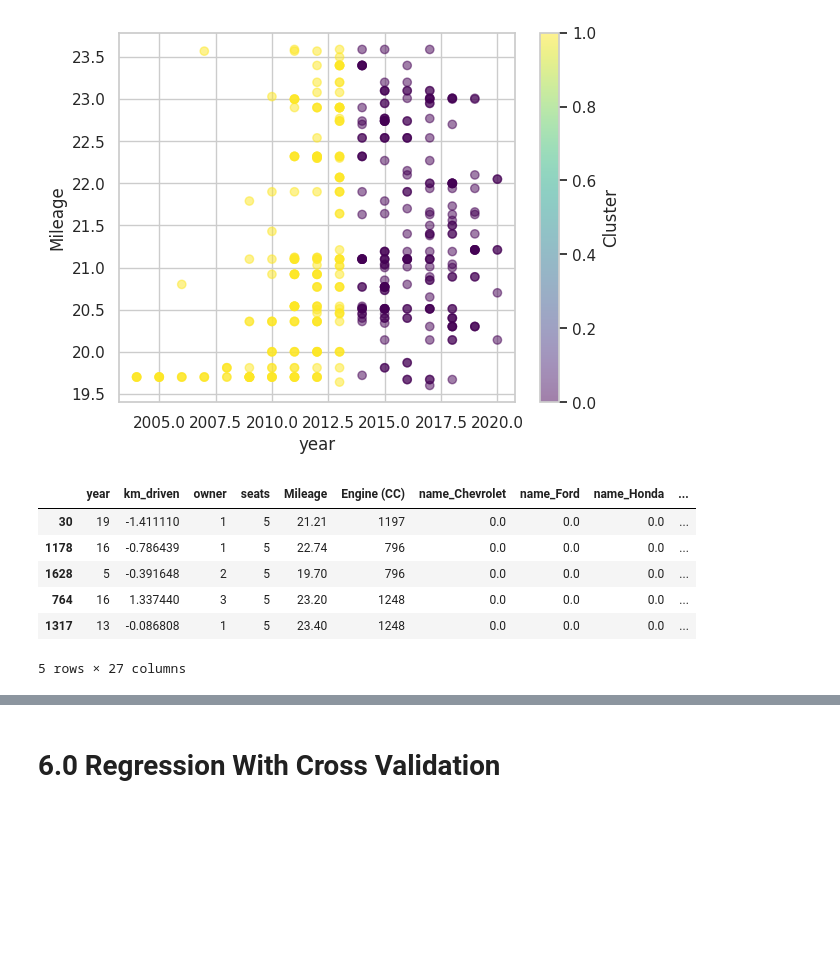
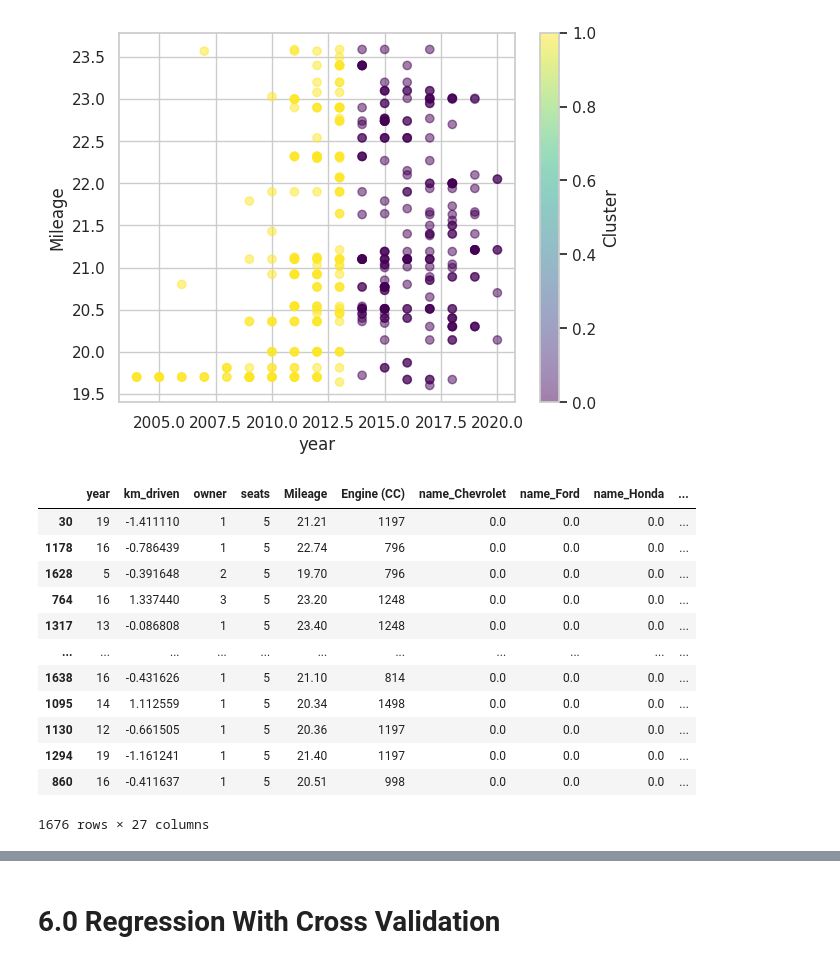
Before and after one commit to 10ken/car_price_prediction, a Jupyter notebook: car_price_prediction_analysis.ipynb, the cells around one changed output, grey strips where cells are left out. Cells and saved outputs as stored; diff of their text form; code cells hidden in the pictures; blank space fills up the shorter version.

```diff
--- a/car_price_prediction_analysis.ipynb
+++ b/car_price_prediction_analysis.ipynb
@@ -441,7 +283,7 @@ for dirname, _, filenames in os.walk('/kaggle/input'):
 
 global df
 
-df = pd.read_csv("/kaggle/input/sample34/processes2.csv")
+df = pd.read_csv("processes2.csv")
 # %% [markdown]
 # 2.1 Shape and Structure
 # %%
@@ -1329,13 +1119,19 @@ Optimal number of clusters: 7
 Optimal number of clusters: 2
 [figure]
 # %%
-X_train_prepared.head()
+X_train_prepared
 # %% [output]
 |  | year | km_driven | owner | seats | Mileage | Engine (CC) | name_Chevrolet | name_Ford | name_Honda | ... |
 | 30 | 19 | -1.411110 | 1 | 5 | 21.21 | 1197 | 0.0 | 0.0 | 0.0 | ... |
 | 1178 | 16 | -0.786439 | 1 | 5 | 22.74 | 796 | 0.0 | 0.0 | 0.0 | ... |
 | 1628 | 5 | -0.391648 | 2 | 5 | 19.70 | 796 | 0.0 | 0.0 | 0.0 | ... |
 | 764 | 16 | 1.337440 | 3 | 5 | 23.20 | 1248 | 0.0 | 0.0 | 0.0 | ... |
 | 1317 | 13 | -0.086808 | 1 | 5 | 23.40 | 1248 | 0.0 | 0.0 | 0.0 | ... |
+| ... | ... | ... | ... | ... | ... | ... | ... | ... | ... | ... |
+| 1638 | 16 | -0.431626 | 1 | 5 | 21.10 | 814 | 0.0 | 0.0 | 0.0 | ... |
+| 1095 | 14 | 1.112559 | 1 | 5 | 20.34 | 1498 | 0.0 | 0.0 | 0.0 | ... |
+| 1130 | 12 | -0.661505 | 1 | 5 | 20.36 | 1197 | 0.0 | 0.0 | 0.0 | ... |
+| 1294 | 19 | -1.161241 | 1 | 5 | 21.40 | 1197 | 0.0 | 0.0 | 0.0 | ... |
+| 860 | 16 | -0.411637 | 1 | 5 | 20.51 | 998 | 0.0 | 0.0 | 0.0 | ... |
-5 rows × 27 columns
+1676 rows × 27 columns
 # %%
```
Also changed, not shown: parts of 66 cells of this notebook, 1 other file.
